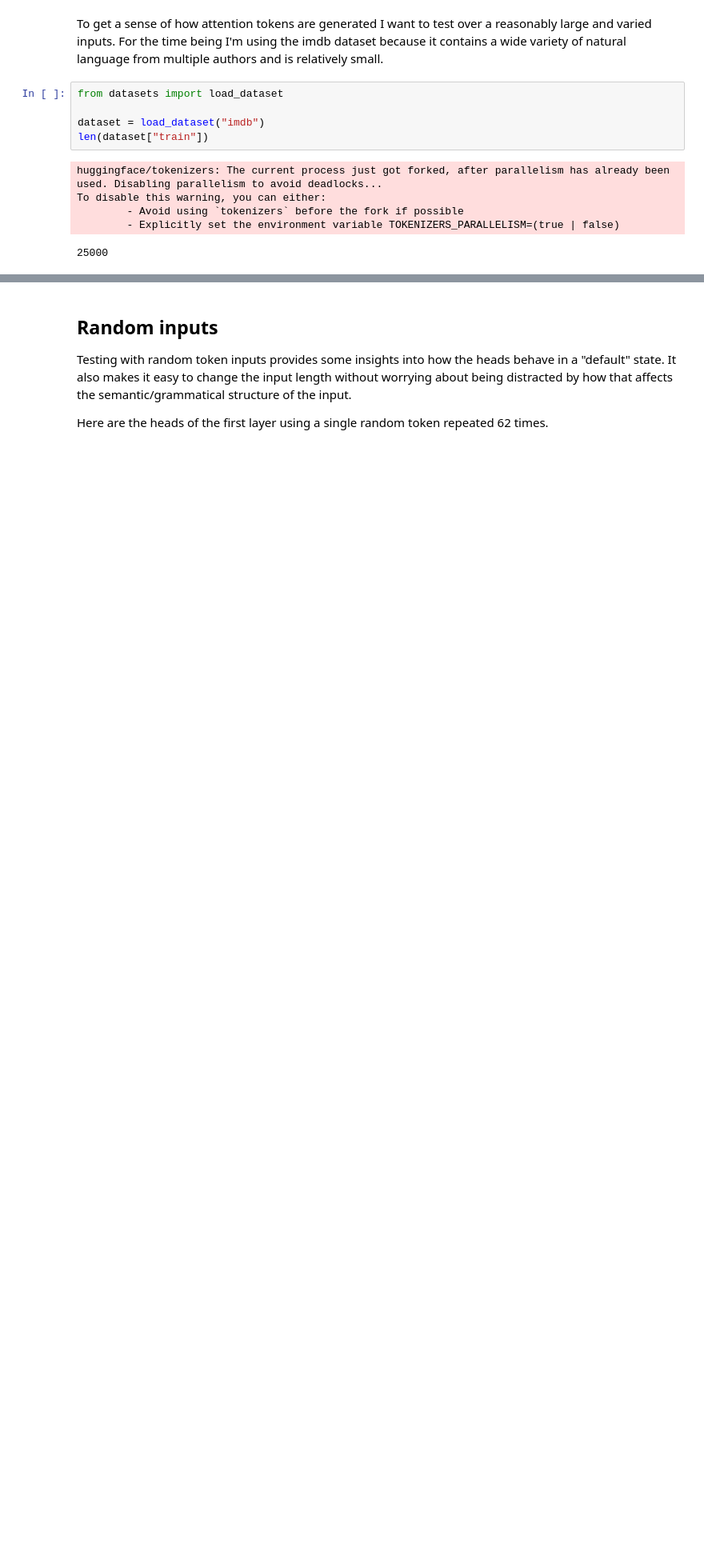
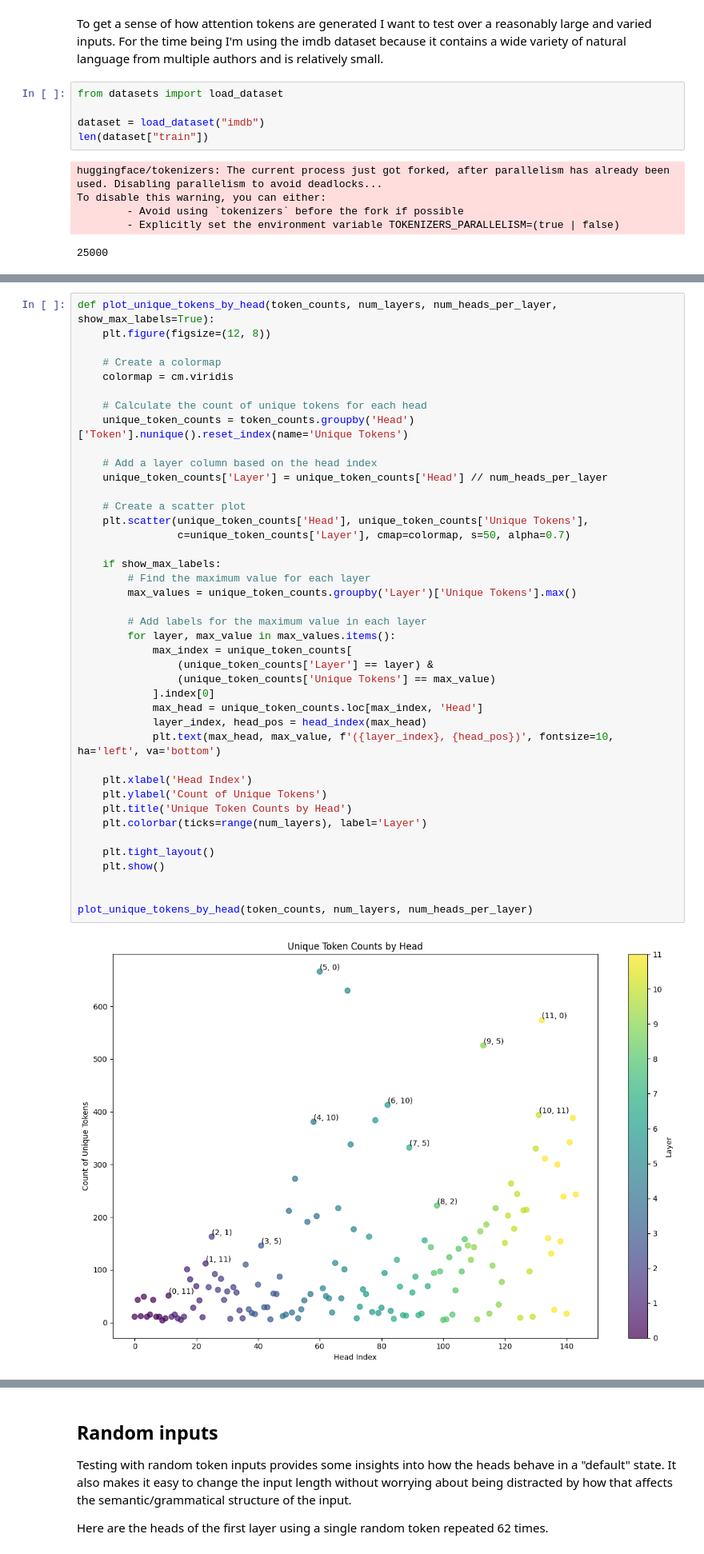
Before and after one commit to layterz/experiments, a Jupyter notebook: notebooks/attention-tokens-2.ipynb, the cells around one changed output, grey strips where cells are left out. Shown at 80% size. Drawn from its saved outputs; the diff is of its cells as text; blank space fills up the shorter version.

```diff
--- a/notebooks/attention-tokens-2.ipynb
+++ b/notebooks/attention-tokens-2.ipynb
@@ -119,0 +337,43 @@ TypeError: 'Tensor' object is not a mapping
+# %%
+def plot_unique_tokens_by_head(token_counts, num_layers, num_heads_per_layer, show_max_labels=True):
+    plt.figure(figsize=(12, 8))
+
+    # Create a colormap
+    colormap = cm.viridis
+
+    # Calculate the count of unique tokens for each head
+    unique_token_counts = token_counts.groupby('Head')['Token'].nunique().reset_index(name='Unique Tokens')
+
+    # Add a layer column based on the head index
+    unique_token_counts['Layer'] = unique_token_counts['Head'] // num_heads_per_layer
+
+    # Create a scatter plot
+    plt.scatter(unique_token_counts['Head'], unique_token_counts['Unique Tokens'],
+                c=unique_token_counts['Layer'], cmap=colormap, s=50, alpha=0.7)
+
+    if show_max_labels:
+        # Find the maximum value for each layer
+        max_values = unique_token_counts.groupby('Layer')['Unique Tokens'].max()
+
+        # Add labels for the maximum value in each layer
+        for layer, max_value in max_values.items():
+            max_index = unique_token_counts[
+                (unique_token_counts['Layer'] == layer) &
+                (unique_token_counts['Unique Tokens'] == max_value)
+            ].index[0]
+            max_head = unique_token_counts.loc[max_index, 'Head']
+            layer_index, head_pos = head_index(max_head)
+            plt.text(max_head, max_value, f'({layer_index}, {head_pos})', fontsize=10, ha='left', va='bottom')
+
+    plt.xlabel('Head Index')
+    plt.ylabel('Count of Unique Tokens')
+    plt.title('Unique Token Counts by Head')
+    plt.colorbar(ticks=range(num_layers), label='Layer')
+
+    plt.tight_layout()
+    plt.show()
+
+
+plot_unique_tokens_by_head(token_counts, num_layers, num_heads_per_layer)
+# %% [output]
+[figure, added]
```
Also changed, not shown: parts of 36 cells of this notebook, 3 other files.
